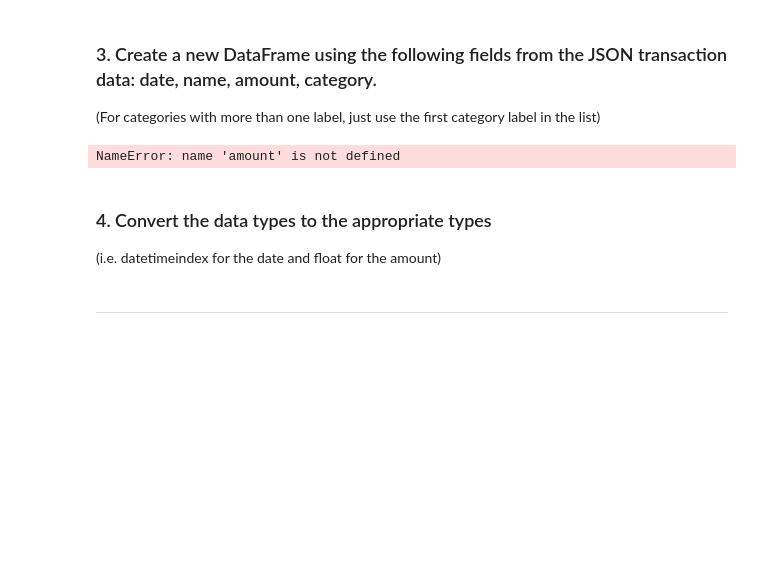
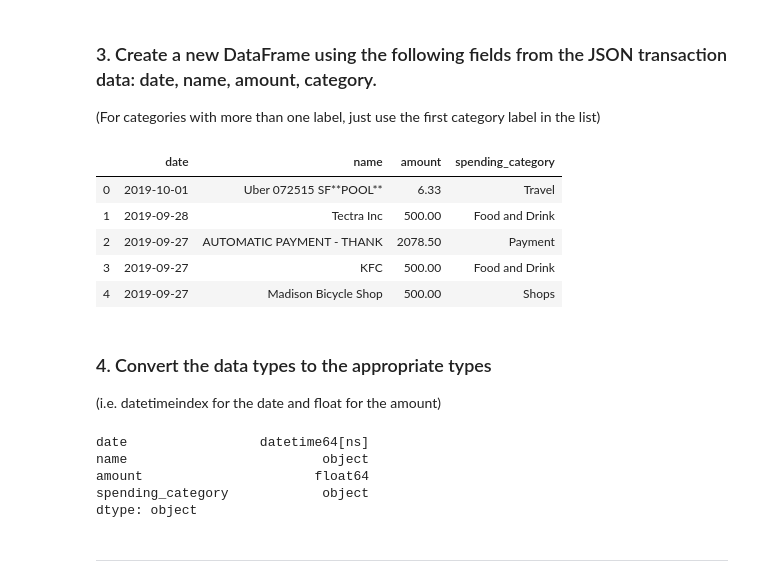
Before and after one commit to gesmith0606/APIs, a Jupyter notebook: account_summary.ipynb, the cells around one changed output. Drawn from its saved outputs; the diff is of its cells as text; code cells hidden in the pictures; blank space fills up the shorter version.

```diff
--- a/account_summary.ipynb
+++ b/account_summary.ipynb
@@ -141,11 +141,20 @@ print(json.dumps(transaction_response['transactions'][:2],indent=4, sort_keys=Tr
 ### 3. Create a new DataFrame using the following fields from the JSON transaction data: date, name, amount, category.
 
 (For categories with more than one label, just use the first category label in the list)
-# %%
-# YOUR CODE HERE
-new_transaction_response = client.Transactions.get(access_token,date,name,amount,category)
-# %% [output]
-NameError: name 'amount' is not defined
+# %%
+# New data frame with new fields
+transaction_df = pd.DataFrame(transaction_response['transactions'],columns=['date','name','amount','category'])
+# combine categories
+cat_df = pd.DataFrame(transaction_df['category'].str[0]).rename(columns={'category':'spending_category'})
+transaction_new_df=pd.concat([transaction_df, cat_df], axis="columns", join="inner").drop(columns='category')
+transaction_new_df.head()
+# %% [output]
+|  | date | name | amount | spending_category |
+| 0 | 2019-10-01 | Uber 072515 SF**POOL** | 6.33 | Travel |
+| 1 | 2019-09-28 | Tectra Inc | 500.00 | Food and Drink |
+| 2 | 2019-09-27 | AUTOMATIC PAYMENT - THANK | 2078.50 | Payment |
+| 3 | 2019-09-27 | KFC | 500.00 | Food and Drink |
+| 4 | 2019-09-27 | Madison Bicycle Shop | 500.00 | Shops |
 # %% [markdown]
 ### 4. Convert the data types to the appropriate types
 
@@ -156,3 +162,14 @@ end_date = '{:%Y-%m-%d}'.format(datetime.datetime.now())
+# %%
+# convert data
+transaction_new_df['amount'].astype(float,inplace=True)
+transaction_new_df['date']= pd.to_datetime(transaction_new_df['date'])
+transaction_new_df.dtypes
+# %% [output]
+date                 datetime64[ns]
+name                         object
+amount                      float64
+spending_category            object
+dtype: object
 # %% [markdown]
 ---
 # %% [markdown]
```
Also changed, not shown: parts of 9 cells of this notebook, 1 other file.
